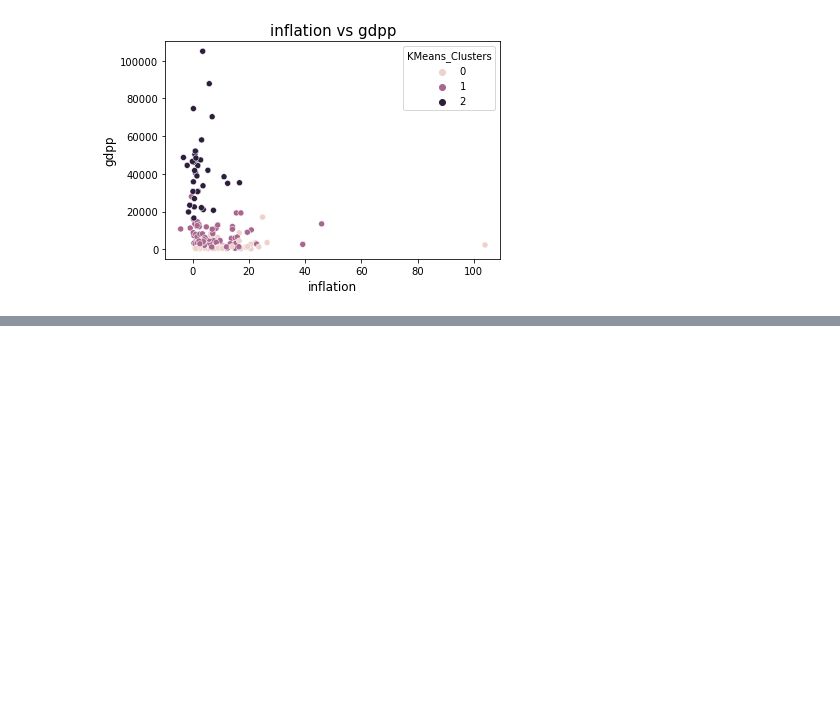
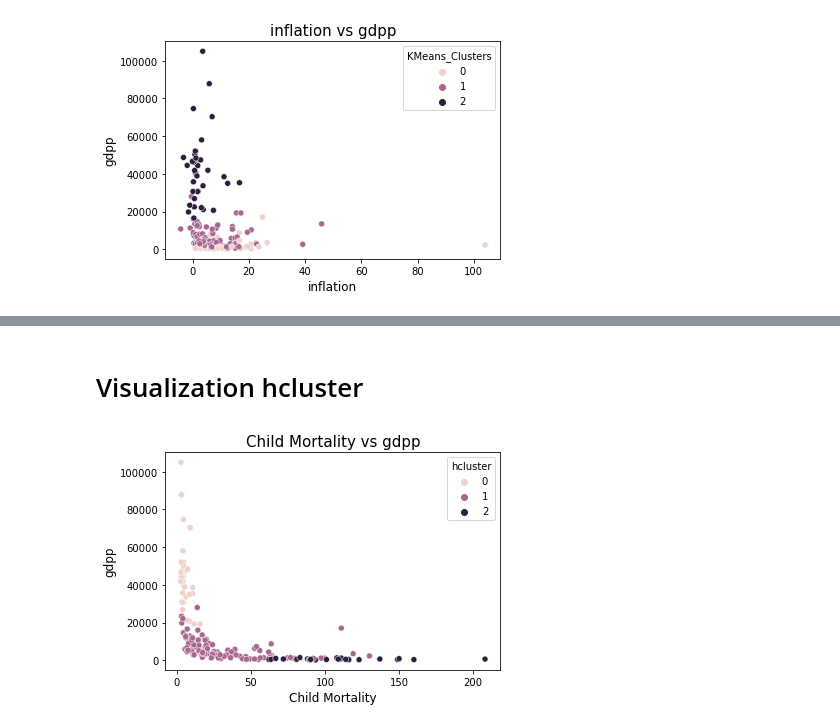
Before and after one commit to Rigel-Tal/K-Means-Clustering, a Jupyter notebook: K-Means.ipynb, the cells around one changed output, grey strips where cells are left out. Saved outputs shown, nothing was run; the diff lists cells and outputs as text; code cells hidden in the pictures; blank space fills up the shorter version.

```diff
--- a/K-Means.ipynb
+++ b/K-Means.ipynb
@@ -243,0 +329,10 @@ plt.show()
+# %%
+hcluster = AgglomerativeClustering(n_clusters=3, affinity='euclidean', linkage='ward')
+hcluster.fit_predict(scaled_df)
+hcluster_label = hcluster.labels_
+# %%
+hcluster_df = pd.DataFrame(df)
+#adding hcluster labels in hcluster_df
+hcluster_df['hcluster'] = hcluster_label
+#first few rows of hcluster_df
+hcluster_df.head()
@@ -243,0 +346,10 @@ plt.show()
+# %% [markdown]
+# Visualization hcluster
+# %%
+sns.scatterplot(hcluster_df['child_mort'],hcluster_df['gdpp'],hue='hcluster',data=hcluster_df)
+plt.title("Child Mortality vs gdpp", fontsize=15)
+plt.xlabel("Child Mortality", fontsize=12)
+plt.ylabel("gdpp", fontsize=12)
+plt.show()
+# %% [output]
+[figure, added]
```
Also changed, not shown: parts of 10 cells of this notebook.
